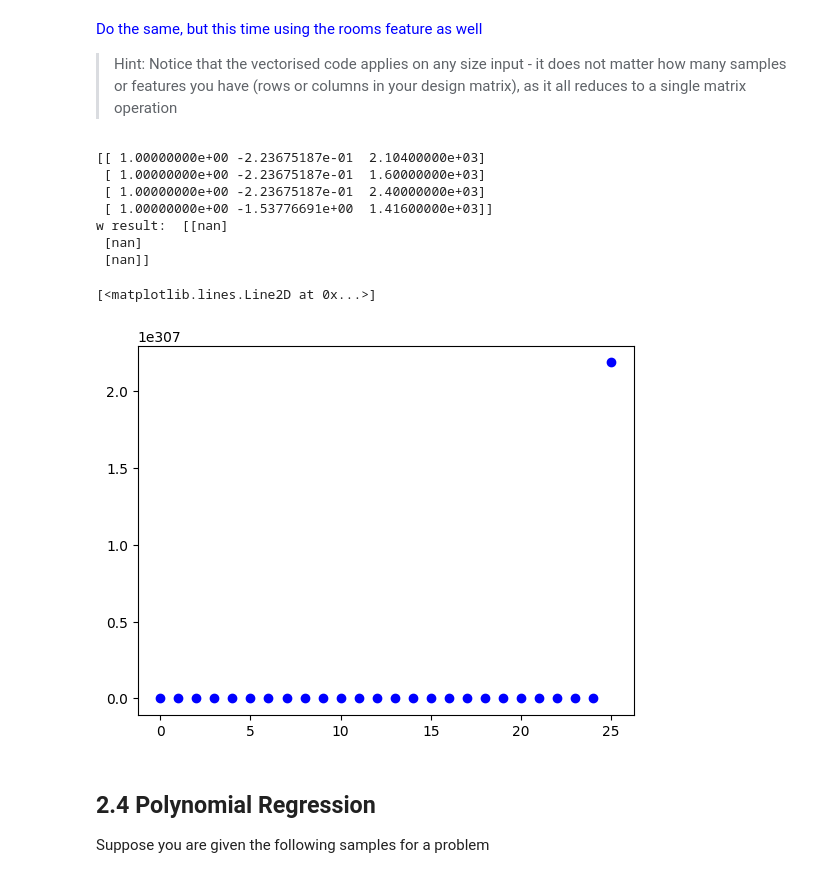
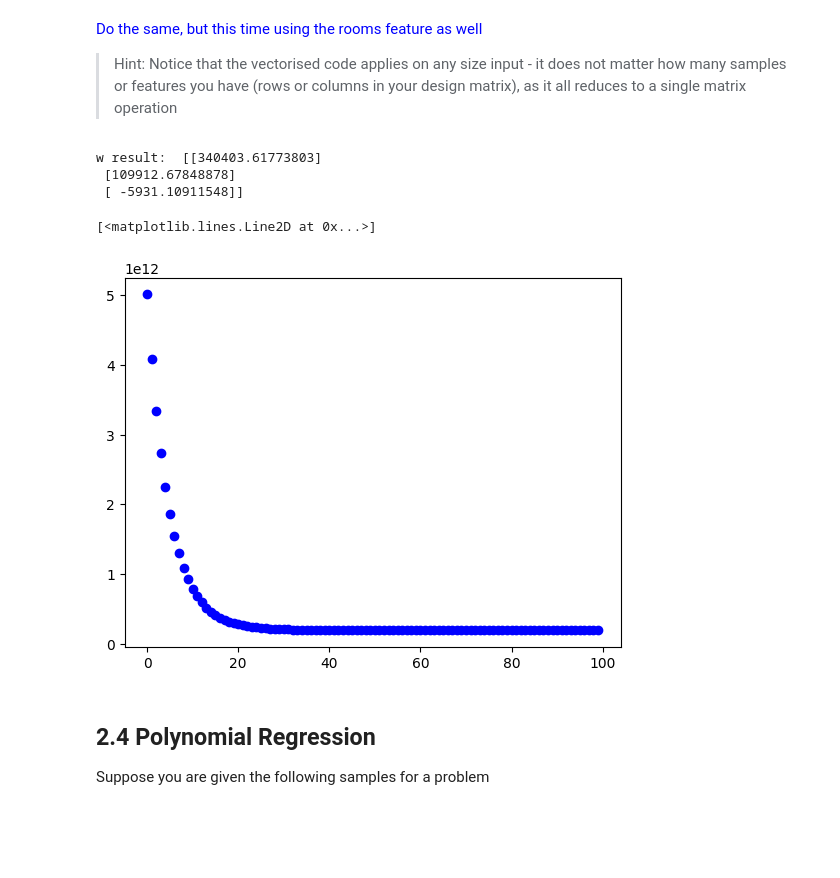
Before and after one commit to davidmirob/ML1, a Jupyter notebook: Session 2 - Multiple and Polynomial regression/P2_Multiple_and_Polynomial_Regression.ipynb, the cells around one changed output. Drawn from its saved outputs; the diff is of its cells as text; code cells hidden in the pictures; blank space fills up the shorter version.

```diff
--- a/Session 2 - Multiple and Polynomial regression/P2_Multiple_and_Polynomial_Regression.ipynb
+++ b/Session 2 - Multiple and Polynomial regression/P2_Multiple_and_Polynomial_Regression.ipynb
@@ -322,33 +322,31 @@ w result:  [[340403.61773803]
 # %%
 # Your Code Here #
 
 size = size.reshape(-1, 1) # Make it into a column vector of shape (m, 1)
 rooms = rooms.reshape(-1, 1) # Make it into a column vector of shape (m, 1)
 ones = np.ones_like(size) # a column vector of ones, of the same shape as "size"
 
-X = np.hstack( (ones, rooms) )
-X1 = np.hstack( (ones, size) )
+X = np.hstack( (ones,size, rooms) )
+
+
 mu = X.mean(axis = 0) #calculate the mean for every column
 sigma = X.std(axis = 0, ddof=1) #calculate the standard deviation for every column
 
 #normalize only X1. Do not normalise X0 (the artificial first feature that we set to ones)
 X[:,1] = (X[:,1] - mu[1]) / sigma[1];
-print(X[0:4, :])
+X[:,2] = (X[:,2] - mu[2]) / sigma[2];
 #Let's print out a few samples to verify we have done this right
+
 [w, J] = GradientDescent_np(X, price, alpha=0.1)
 print('w result: ', w)
 
 plt.plot(np.arange(len(J)), J, 'bo')
 # %% [output]
-[[ 1.00000000e+00 -2.23675187e-01  2.10400000e+03]
- [ 1.00000000e+00 -2.23675187e-01  1.60000000e+03]
- [ 1.00000000e+00 -2.23675187e-01  2.40000000e+03]
- [ 1.00000000e+00 -1.53776691e+00  1.41600000e+03]]
-w result:  [[nan]
- [nan]
- [nan]]
+w result:  [[340403.61773803]
+ [109912.67848878]
+ [ -5931.10911548]]
 [<matplotlib.lines.Line2D at 0x...>]
-[figure, old version]
+[figure, new version]
 # %% [markdown]
 ## 2.4 Polynomial Regression
 
```
